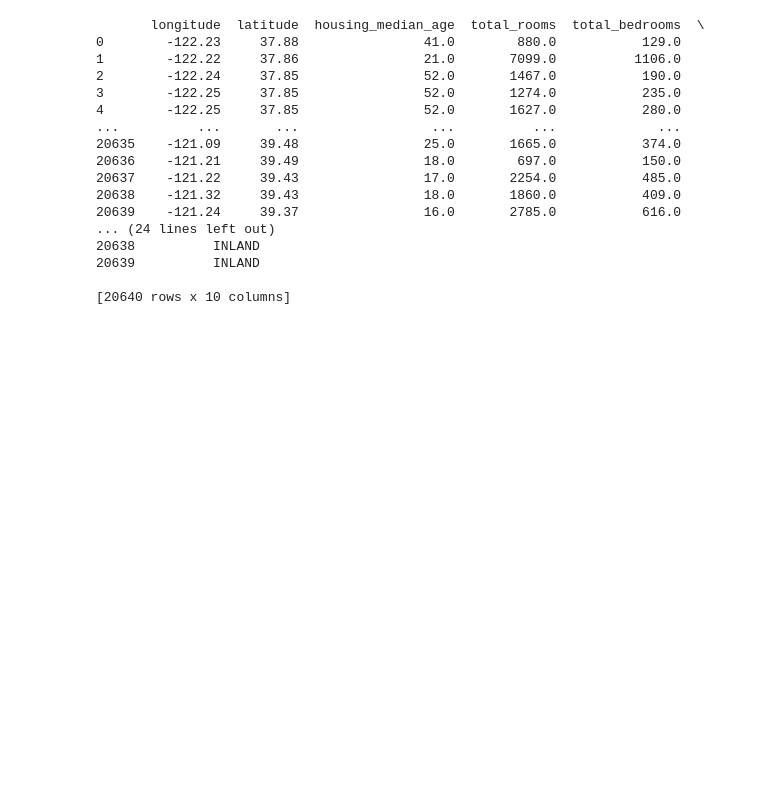
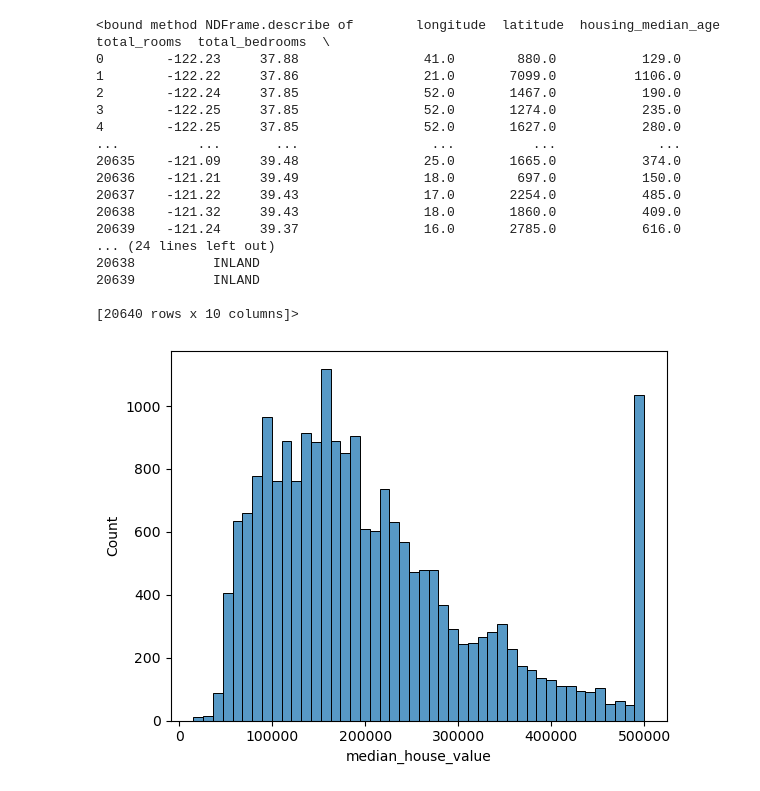
Before and after one commit to YasiruMethmal123/Housing_Analysis, a Jupyter notebook: Housing_Analysis.ipynb, the cells around one changed output. Saved outputs shown, nothing was run; the diff lists cells and outputs as text; code cells hidden in the pictures; blank space fills up the shorter version.

```diff
--- a/Housing_Analysis.ipynb
+++ b/Housing_Analysis.ipynb
@@ -17,9 +20,9 @@ df.head()
 | 3 | -122.25 | 37.85 | 52.0 | 1274.0 | 235.0 | 558.0 | 219.0 | ... |
 | 4 | -122.25 | 37.85 | 52.0 | 1627.0 | 280.0 | 565.0 | 259.0 | ... |
 # %%
-print(df)
+print(df.describe)
 # %% [output]
-       longitude  latitude  housing_median_age  total_rooms  total_bedrooms  \
+<bound method NDFrame.describe of        longitude  latitude  housing_median_age  total_rooms  total_bedrooms  \
 0        -122.23     37.88                41.0        880.0           129.0
 1        -122.22     37.86                21.0       7099.0          1106.0
 2        -122.24     37.85                52.0       1467.0           190.0
@@ -35,4 +38,9 @@ print(df)
 20638          INLAND
 20639          INLAND
 
-[20640 rows x 10 columns]
+[20640 rows x 10 columns]>
+# %%
+sns.histplot(df['median_house_value'])
+plt.show()
+# %% [output]
+[figure, added]
```
Also changed, not shown: parts of 3 cells of this notebook.
